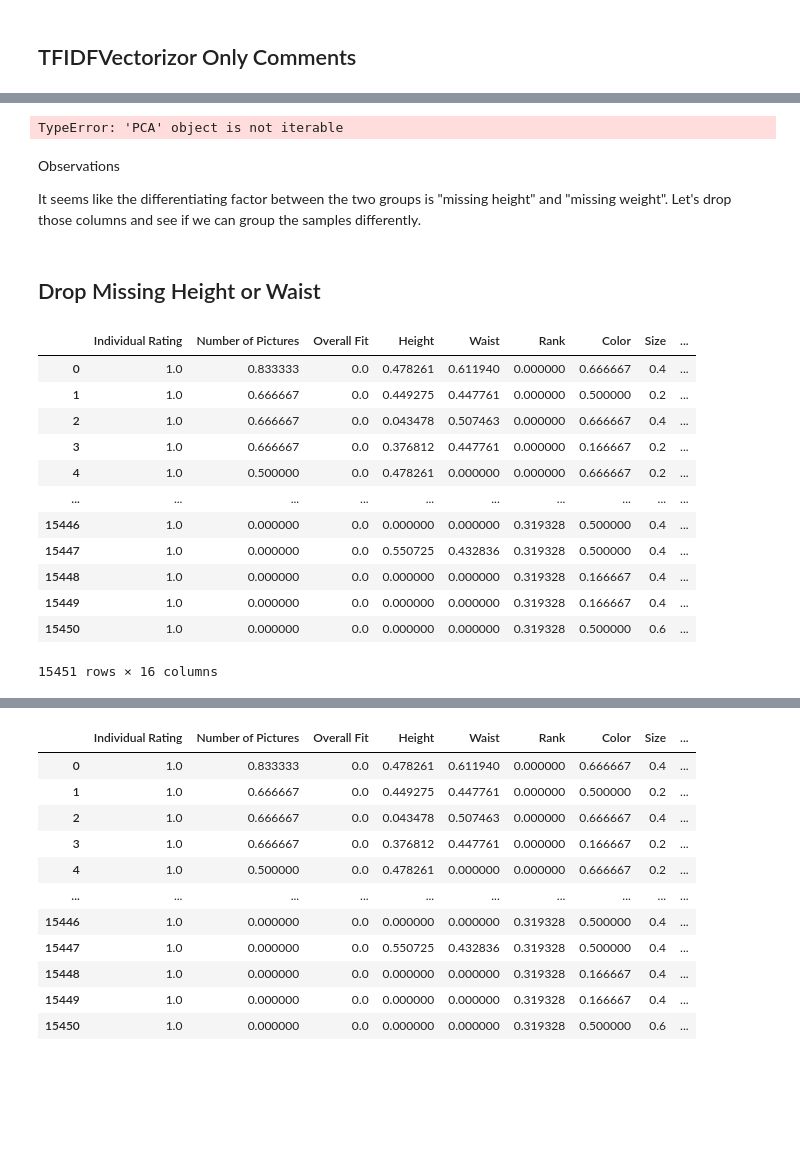
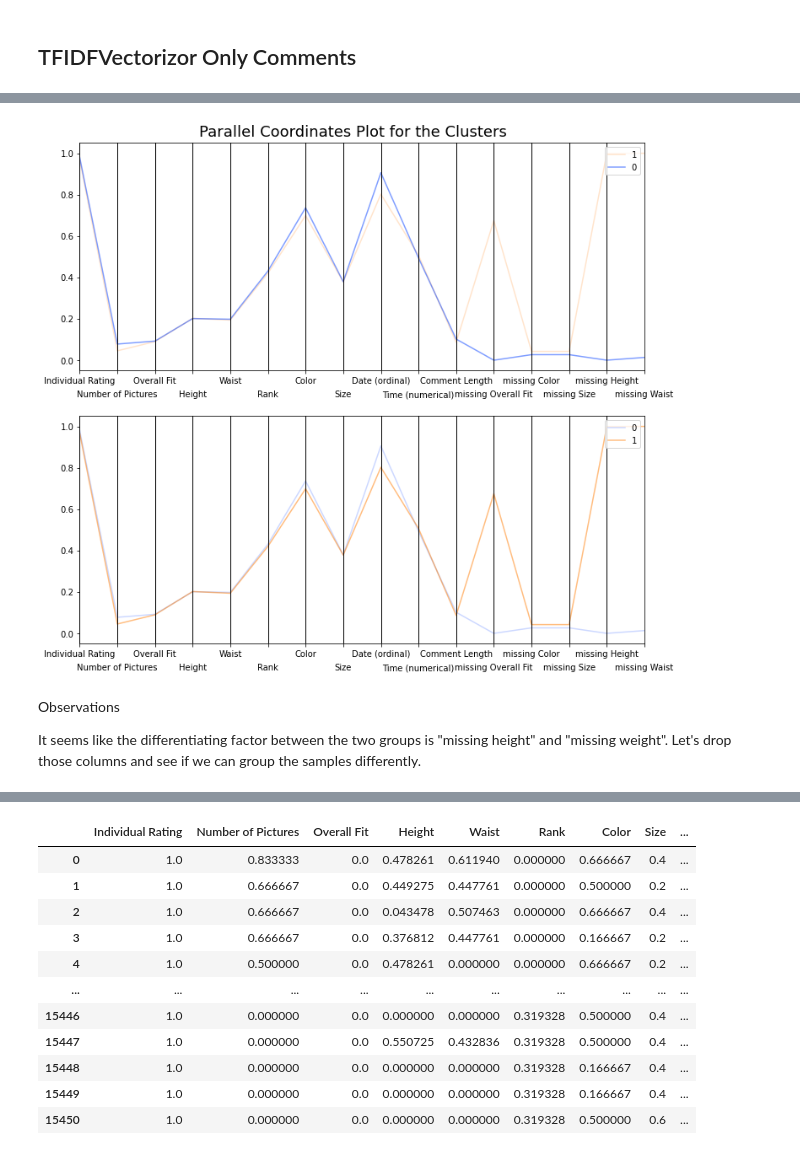
Before and after one commit to mikhaelamartin/Zaful-Classification, a Jupyter notebook: jupyter notebooks/preprocessing_1.ipynb, the cells around one changed output, grey strips where cells are left out. Drawn from its saved outputs; the diff is of its cells as text; code cells hidden in the pictures; blank space fills up the shorter version.

```diff
--- a/jupyter notebooks/preprocessing_1.ipynb
+++ b/jupyter notebooks/preprocessing_1.ipynb
@@ -846,6 +851,32 @@ def display_factorial_planes(X_projected, n_comp, pca, axis_ranks, labels=None,
 
             plt.title("Projection of points (on PC{} and PC{})".format(d1+1, d2+1))
             #plt.show(block=False)
+# %%
+def display_parallel_coordinates(df, num_clusters):
+    '''Display a parallel coordinates plot for the clusters in df'''
+
+    # Select data points for individual clusters
+    cluster_points = []
+    for i in range(num_clusters):
+        cluster_points.append(df[df.cluster==i])
+
+    # Create the plot
+    fig = plt.figure(figsize=(12, 10))
+    title = fig.suptitle("Parallel Coordinates Plot for the Clusters", fontsize=18)
+    fig.subplots_adjust(top=0.95, wspace=0)
+
+    # Display one plot for each cluster, with the lines for the main cluster appearing over the lines for the other clusters
+    for i in range(num_clusters):
+        plt.subplot(num_clusters, 1, i+1)
+        for j,c in enumerate(cluster_points):
+            if i!= j:
+                pc = parallel_coordinates(c, 'cluster', color=[addAlpha(palette[j],0.2)])
+        pc = parallel_coordinates(cluster_points[i], 'cluster', color=[addAlpha(palette[i],0.5)])
+
+        # Stagger the axes
+        ax=plt.gca()
+        for tick in ax.xaxis.get_major_ticks()[1::2]:
+            tick.set_pad(20)
 # %%
 display_factorial_planes(scatter_plot_points, 2, pca, [(0,1)], illustrative_var = kmean_indices, alpha = 0.8)
 plt.scatter(centers_reduced[:, 0], centers_reduced[:, 1],
@@ -874,5 +905,6 @@ Text(0.5, 0, 'Cluster 1')
 # %%
-clustered = pd.DataFrame(model.cluster_centers_[:,-16:],  columns=reviews_normalized.columns)
+from pandas.plotting import parallel_coordinates
+clustered = pd.DataFrame(model.cluster_centers_[:,-14:],  columns=reviews_normalized.columns[:14])
 clustered["cluster"] = np.unique(kmean_indices)
 
 # Display parallel coordinates plots, one for each cluster
@@ -932,45 +915,10 @@ nice
-# %%
-
-colors = ["r", "b", "m", "y","c"]
-
-x_axis = [o[0] for o in scatter_plot_points]
-y_axis = [o[1] for o in scatter_plot_points]
-
-pca = PCA(n_components=2)
-scatter_plot_points = pca.fit_transform(tfidfcomments.toarray())
-
-
-fig, ax = plt.subplots(figsize=(5,5))
-ax.scatter(x_axis, y_axis, c=[colors[d] for d in kmean_indices])
-plt.xlabel('PCA1')
-plt.ylabel('PCA2')
-plt.title('Clusters of Text Data with PCA')
-print('red - cluster 0')
-print('blue - cluster 1')
-print('magenta - cluster 2')
-print('olive - cluster 3')
-# %% [output]
-TypeError: 'PCA' object is not iterable
+# %%
+palette = sns.color_palette("bright", 10)
+display_parallel_coordinates(clustered, 2)
+plt.savefig('All Features - Non-Text Features Plot')
+# %% [output]
+[figure, added]
 # %% [markdown]
 Observations
 
 It seems like the differentiating factor between the two groups is "missing height" and "missing weight". Let's drop those columns and see if we can group the samples differently.
-# %% [markdown]
-## Drop Missing Height or Waist
-# %%
-reviews_normalized = pd.read_csv(r'reviews_normalized.csv')
-reviews_normalized
-# %% [output]
-|  | Individual Rating | Number of Pictures | Overall Fit | Height | Waist | Rank | Color | Size | ... |
-| 0 | 1.0 | 0.833333 | 0.0 | 0.478261 | 0.611940 | 0.000000 | 0.666667 | 0.4 | ... |
-| 1 | 1.0 | 0.666667 | 0.0 | 0.449275 | 0.447761 | 0.000000 | 0.500000 | 0.2 | ... |
-| 2 | 1.0 | 0.666667 | 0.0 | 0.043478 | 0.507463 | 0.000000 | 0.666667 | 0.4 | ... |
-| 3 | 1.0 | 0.666667 | 0.0 | 0.376812 | 0.447761 | 0.000000 | 0.166667 | 0.2 | ... |
-| 4 | 1.0 | 0.500000 | 0.0 | 0.478261 | 0.000000 | 0.000000 | 0.666667 | 0.2 | ... |
-| ... | ... | ... | ... | ... | ... | ... | ... | ... | ... |
-| 15446 | 1.0 | 0.000000 | 0.0 | 0.000000 | 0.000000 | 0.319328 | 0.500000 | 0.4 | ... |
-| 15447 | 1.0 | 0.000000 | 0.0 | 0.550725 | 0.432836 | 0.319328 | 0.500000 | 0.4 | ... |
-| 15448 | 1.0 | 0.000000 | 0.0 | 0.000000 | 0.000000 | 0.319328 | 0.166667 | 0.4 | ... |
-| 15449 | 1.0 | 0.000000 | 0.0 | 0.000000 | 0.000000 | 0.319328 | 0.166667 | 0.4 | ... |
-| 15450 | 1.0 | 0.000000 | 0.0 | 0.000000 | 0.000000 | 0.319328 | 0.500000 | 0.6 | ... |
-15451 rows × 16 columns
```
Also changed, not shown: parts of 45 cells of this notebook, 7 other files.
